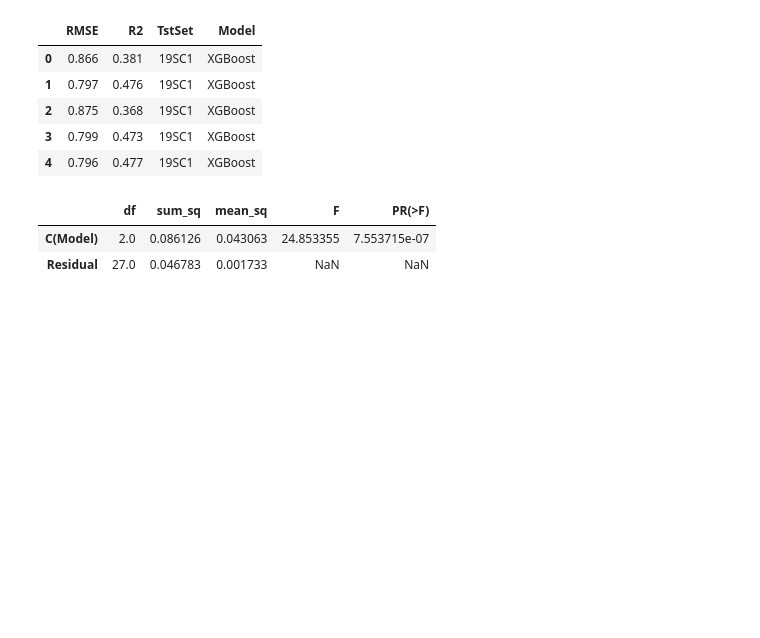
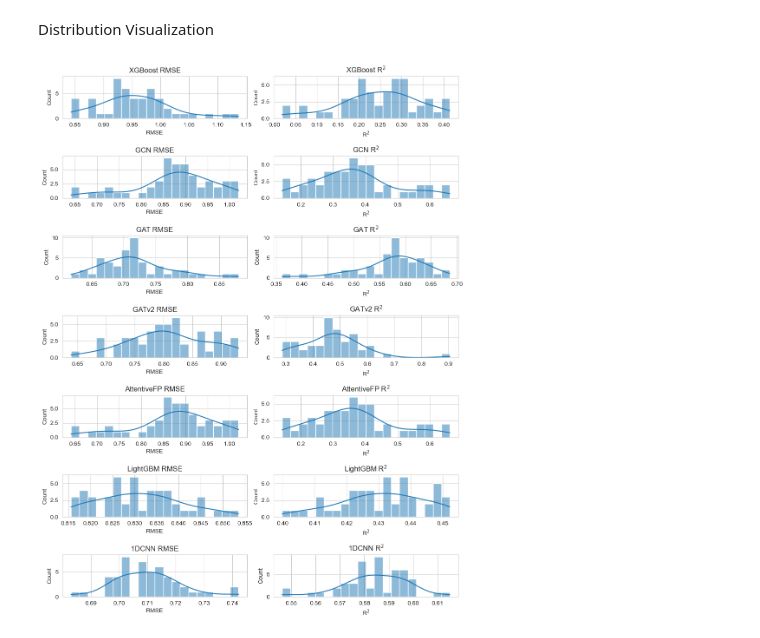
Before and after one commit to ECburx/ML-Solubility-Prediction, a Jupyter notebook: data/anova.ipynb, the cells around one changed output. Drawn from its saved outputs; the diff is of its cells as text; code cells hidden in the pictures; blank space fills up the shorter version.

```diff
--- a/data/anova.ipynb
+++ b/data/anova.ipynb
@@ -5,18 +7,58 @@ from statsmodels.formula.api import ols
 # %%
-data = pd.read_csv("results.csv")
-data.head()
+data_19SC1 = pd.read_excel("anova.xlsx", sheet_name="19SC1")
+data_19SC1["R$^2$"] = data_19SC1["R2"]
+data_19SC1.drop(columns="R2", inplace=True)
+
+data_19SC2 = pd.read_excel("anova.xlsx", sheet_name="19SC2")
+data_19SC2["R$^2$"] = data_19SC2["R2"]
+data_19SC2.drop(columns="R2", inplace=True)
+
+data_08SC = pd.read_excel("anova.xlsx", sheet_name="08SC")
+data_08SC["R$^2$"] = data_08SC["R2"]
+data_08SC.drop(columns="R2", inplace=True)
-# %% [output]
-|  | RMSE | R2 | TstSet | Model |
-| 0 | 0.866 | 0.381 | 19SC1 | XGBoost |
-| 1 | 0.797 | 0.476 | 19SC1 | XGBoost |
-| 2 | 0.875 | 0.368 | 19SC1 | XGBoost |
-| 3 | 0.799 | 0.473 | 19SC1 | XGBoost |
-| 4 | 0.796 | 0.477 | 19SC1 | XGBoost |
-# %%
-model = ols('RMSE ~ C(Model)', data=data[data['TstSet'] == '19SC1']).fit()
-anova_results = sm.stats.anova_lm(model, typ=1)
-anova_results
-# %% [output]
-|  | df | sum_sq | mean_sq | F | PR(>F) |
-| C(Model) | 2.0 | 0.086126 | 0.043063 | 24.853355 | 7.553715e-07 |
-| Residual | 27.0 | 0.046783 | 0.001733 | NaN | NaN |
+# %% [markdown]
+Distribution Visualization
+# %%
+def viz_dist(data):
+    fig, axs = plt.subplots(ncols=2, nrows=7, figsize=(10, 13))
+
+    sns.histplot(data[data["Model"] == "XGBoost"], x="RMSE", bins=20, ax=axs[0][0], kde=True)
+    sns.histplot(data[data["Model"] == "XGBoost"], x="R$^2$", bins=20, ax=axs[0][1], kde=True)
+    axs[0][0].set_title("XGBoost RMSE")
+    axs[0][1].set_title("XGBoost R$^2$")
+
+    sns.histplot(data[data["Model"] == "GCN"], x="RMSE", bins=20, ax=axs[1][0], kde=True)
+    sns.histplot(data[data["Model"] == "GCN"], x="R$^2$", bins=20, ax=axs[1][1], kde=True)
+    axs[1][0].set_title("GCN RMSE")
+    axs[1][1].set_title("GCN R$^2$")
+
+    sns.histplot(data[data["Model"] == "GAT"], x="RMSE", bins=20, ax=axs[2][0], kde=True)
+    sns.histplot(data[data["Model"] == "GAT"], x="R$^2$", bins=20, ax=axs[2][1], kde=True)
+    axs[2][0].set_title("GAT RMSE")
+    axs[2][1].set_title("GAT R$^2$")
+
+    sns.histplot(data[data["Model"] == "GATv2"], x="RMSE", bins=20, ax=axs[3][0], kde=True)
+    sns.histplot(data[data["Model"] == "GATv2"], x="R$^2$", bins=20, ax=axs[3][1], kde=True)
+    axs[3][0].set_title("GATv2 RMSE")
+    axs[3][1].set_title("GATv2 R$^2$")
+
+    sns.histplot(data[data["Model"] == "AttentiveFP"], x="RMSE", bins=20, ax=axs[4][0], kde=True)
+    sns.histplot(data[data["Model"] == "AttentiveFP"], x="R$^2$", bins=20, ax=axs[4][1], kde=True)
+    axs[4][0].set_title("AttentiveFP RMSE")
+    axs[4][1].set_title("AttentiveFP R$^2$")
+
+    sns.histplot(data[data["Model"] == "LightGBM"], x="RMSE", bins=20, ax=axs[5][0], kde=True)
+    sns.histplot(data[data["Model"] == "LightGBM"], x="R$^2$", bins=20, ax=axs[5][1], kde=True)
+    axs[5][0].set_title("LightGBM RMSE")
+    axs[5][1].set_title("LightGBM R$^2$")
+
+    sns.histplot(data[data["Model"] == "1dCNN"], x="RMSE", bins=20, ax=axs[6][0], kde=True)
+    sns.histplot(data[data["Model"] == "1dCNN"], x="R$^2$", bins=20, ax=axs[6][1], kde=True)
+    axs[6][0].set_title("1DCNN RMSE")
+    axs[6][1].set_title("1DCNN R$^2$")
+
+    plt.tight_layout()
+# %%
+viz_dist(data_19SC1)
+# %% [output]
+[figure, added]
```
Also changed, not shown: parts of 11 cells of this notebook, 12 other files.
